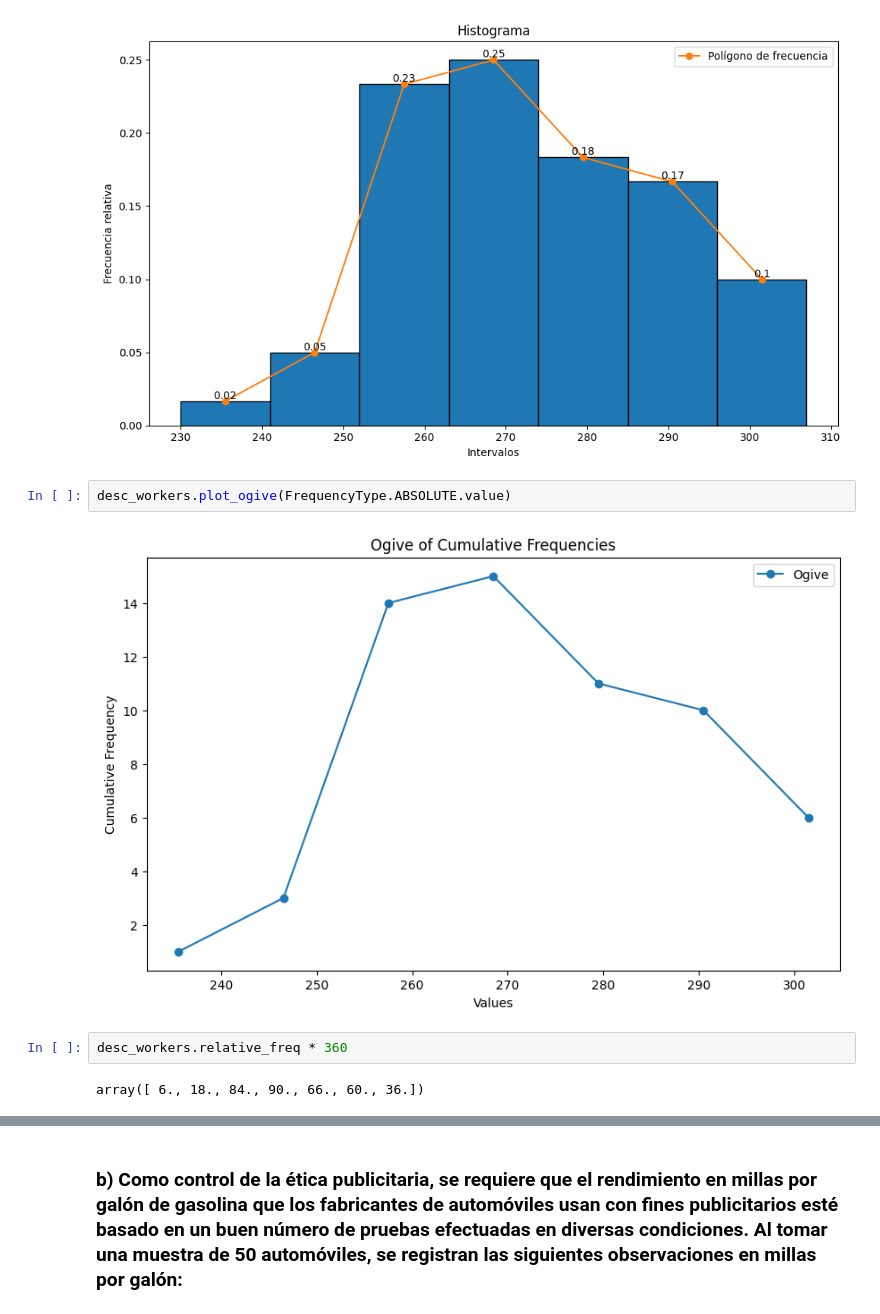
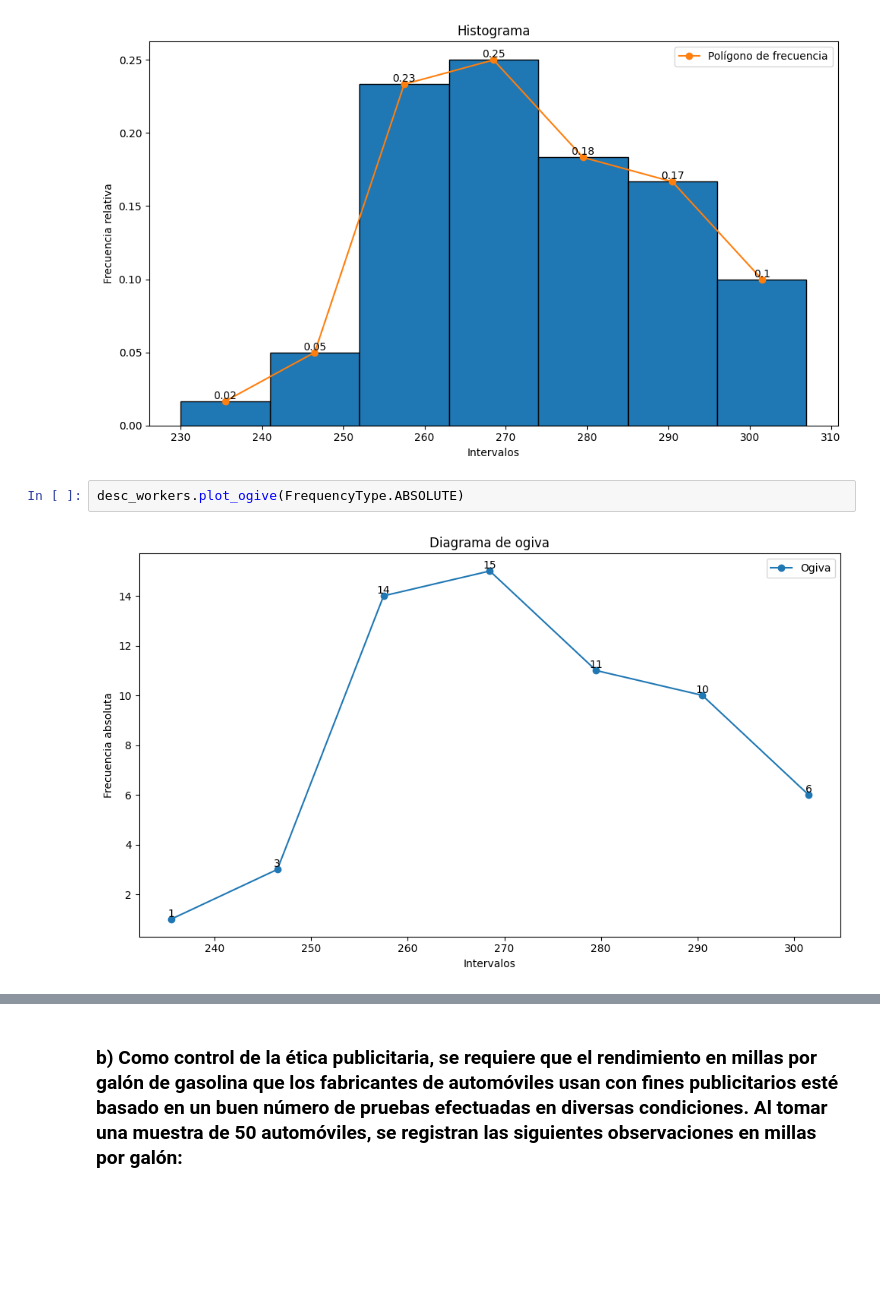
Before and after one commit to pranthony/estadistic, a Jupyter notebook: notebooks/examen_g1.ipynb, the cells around one changed output, grey strips where cells are left out. Saved outputs shown, nothing was run; the diff lists cells and outputs as text; blank space fills up the shorter version.

Commit message:
Changed to subplots figures

```diff
--- a/notebooks/examen_g1.ipynb
+++ b/notebooks/examen_g1.ipynb
@@ -36,13 +36,9 @@ desc_workers.plot_histogram(relative=True, polygon=True)
 # %% [output]
 [figure]
 # %%
-desc_workers.plot_ogive(FrequencyType.ABSOLUTE.value)
+desc_workers.plot_ogive(FrequencyType.ABSOLUTE)
 # %% [output]
-[figure, old version]
+[figure, new version]
-# %%
-desc_workers.relative_freq * 360
-# %% [output]
-array([ 6., 18., 84., 90., 66., 60., 36.])
 # %%
 desc_workers.plot_pie_diagram()
 # %% [output]
```
Also changed, not shown: parts of 1 cell of this notebook, 5 other files.
